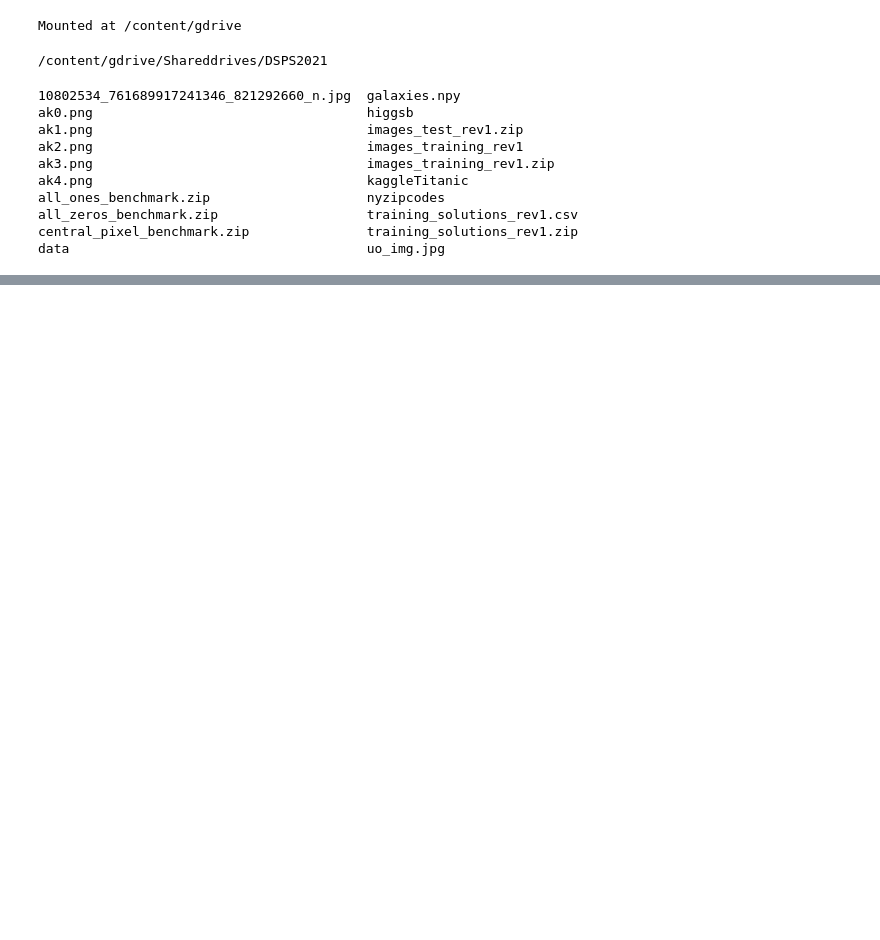
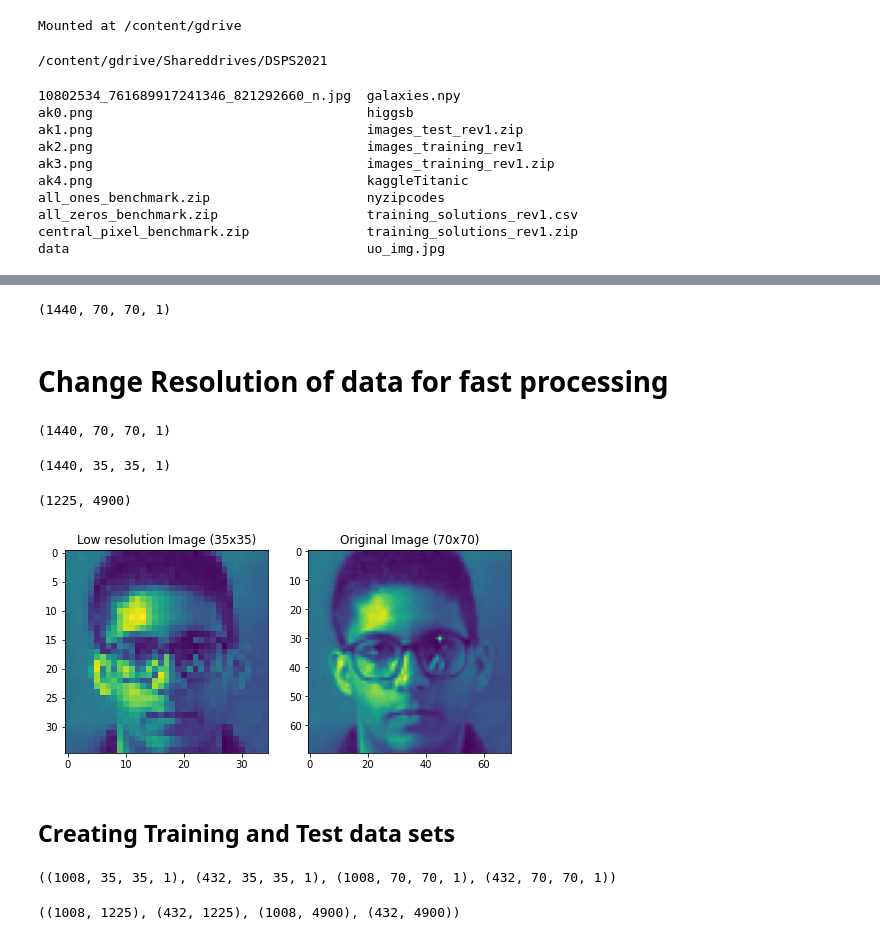
Before and after one commit to skumarudel/DSPS_SKumar, a Jupyter notebook: HW10/AutoEncoders_OnFaces.ipynb, the cells around one changed output, grey strips where cells are left out. Saved outputs shown, nothing was run; the diff lists cells and outputs as text; code cells hidden in the pictures; blank space fills up the shorter version.

```diff
--- a/HW10/AutoEncoders_OnFaces.ipynb
+++ b/HW10/AutoEncoders_OnFaces.ipynb
@@ -37,0 +97,7 @@ data                                      uo_img.jpg
+# %%
+imgs = np.load("data/faces.npy")
+imgs.shape
+# %% [output]
+(1440, 70, 70, 1)
+# %% [markdown]
+# Change Resolution of data for fast processing
@@ -37,0 +107,27 @@ data                                      uo_img.jpg
+# %%
+imgs.shape
+# %% [output]
+(1440, 70, 70, 1)
+# %%
+# lower the resolution
+# example: take one every N pixels
+imgs_lr = imgs[:,::2,::2]
+# slightly better than the line of code above
+#imgs_lr = imgs.reshape(...).mean(...).mean(...)
+imgs_lr.shape
+# %% [output]
+(1440, 35, 35, 1)
+# %%
+np.prod(imgs_lr[1].shape), np.prod(imgs[1].shape),
+# %% [output]
+(1225, 4900)
+# %%
+fig,axes = plt.subplots(1,2, figsize=(8,4))
+axes[0].imshow(imgs_lr[55].reshape(35,35))
+axes[0].set_title("Low resolution Image (35x35)")
+axes[1].imshow(imgs[55].reshape(70,70))
+axes[1].set_title("Original Image (70x70)");
+# %% [output]
+[figure, added]
+# %% [markdown]
+## Creating Training and Test data sets
@@ -37,0 +136,4 @@ data                                      uo_img.jpg
+# %%
+X_tr.shape, X_te.shape, y_tr.shape, y_te.shape
+# %% [output]
+((1008, 35, 35, 1), (432, 35, 35, 1), (1008, 70, 70, 1), (432, 70, 70, 1))
@@ -37,0 +146,5 @@ data                                      uo_img.jpg
+# %%
+## important: we feed to the NN rows of pixels, not cubes of pixels
+X_tr.shape, X_te.shape, y_tr.shape, y_te.shape
+# %% [output]
+((1008, 1225), (432, 1225), (1008, 4900), (432, 4900))
```
Also changed, not shown: parts of 10 cells of this notebook.
